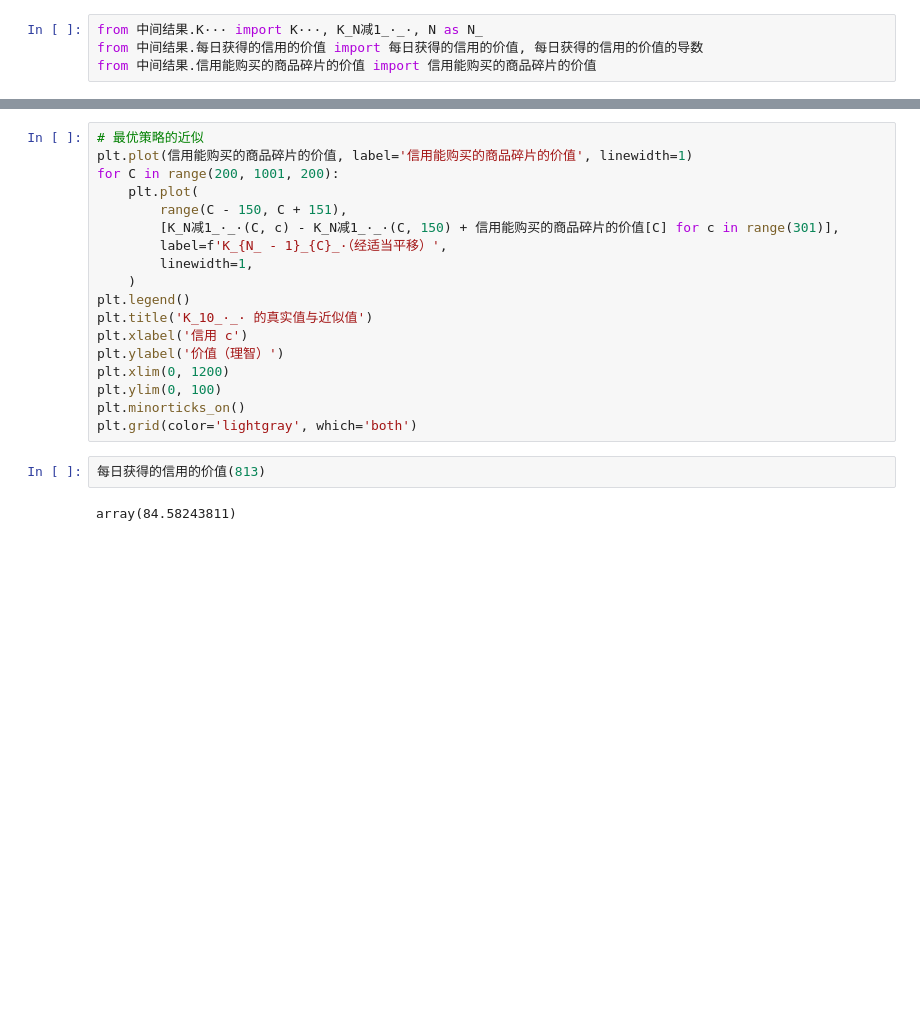
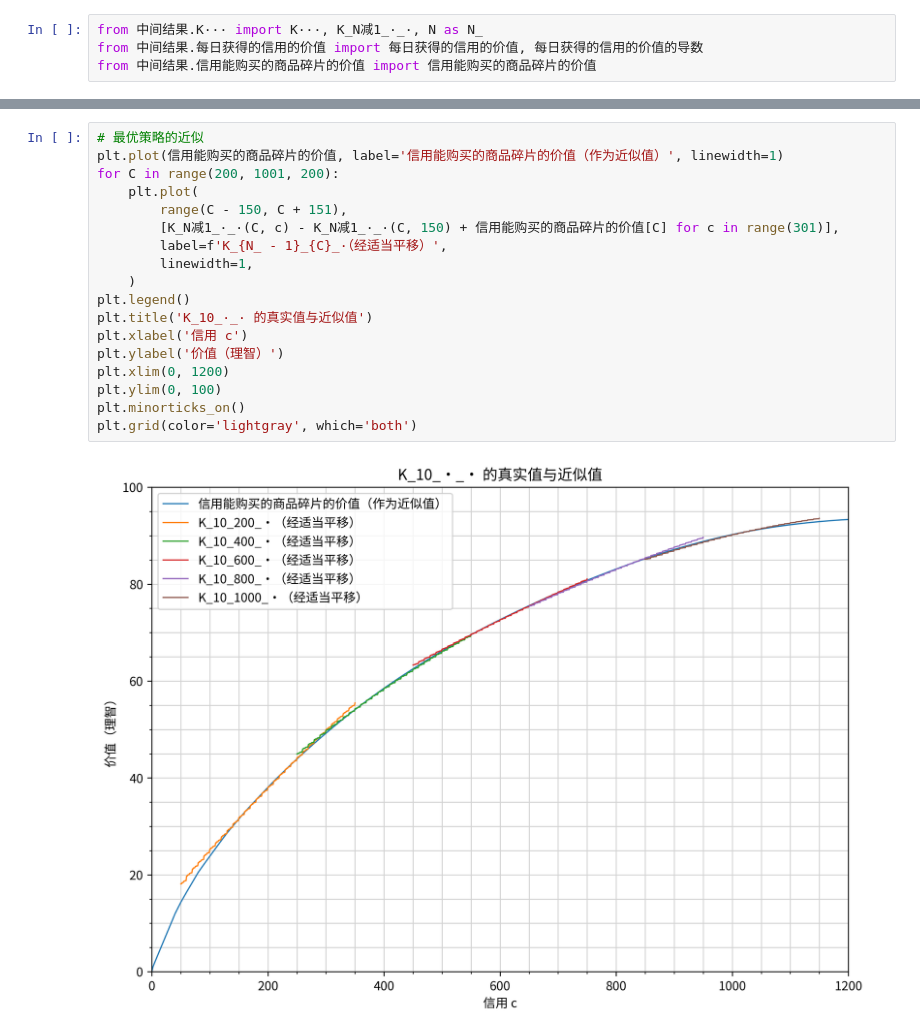
Before and after one commit to BiologyHazard/credit-store-optimizer, a Jupyter notebook: 绘制图表.ipynb, the cells around one changed output, grey strips where cells are left out. Drawn from its saved outputs; the diff is of its cells as text; blank space fills up the shorter version.

```diff
--- a/绘制图表.ipynb
+++ b/绘制图表.ipynb
@@ -77,22 +89,20 @@ plt.grid(color='lightgray', which='both')
 # %%
 # 最优策略的近似
-plt.plot(信用能购买的商品碎片的价值, label='信用能购买的商品碎片的价值', linewidth=1)
+plt.plot(信用能购买的商品碎片的价值, label='信用能购买的商品碎片的价值（作为近似值）', linewidth=1)
 for C in range(200, 1001, 200):
     plt.plot(
         range(C - 150, C + 151),
         [K_N减1_·_·(C, c) - K_N减1_·_·(C, 150) + 信用能购买的商品碎片的价值[C] for c in range(301)],
         label=f'K_{N_ - 1}_{C}_·（经适当平移）',
         linewidth=1,
     )
 plt.legend()
 plt.title('K_10_·_· 的真实值与近似值')
 plt.xlabel('信用 c')
 plt.ylabel('价值（理智）')
 plt.xlim(0, 1200)
 plt.ylim(0, 100)
 plt.minorticks_on()
 plt.grid(color='lightgray', which='both')
+# %% [output]
+[figure, added]
-# %%
-每日获得的信用的价值(813)
-# %% [output]
-array(84.58243811)
```
Also changed, not shown: parts of 9 cells of this notebook.
